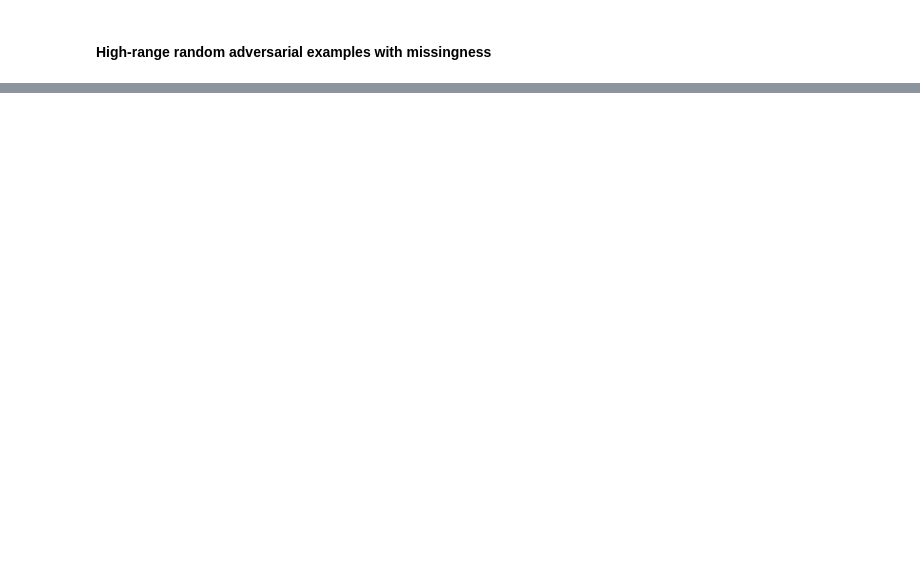
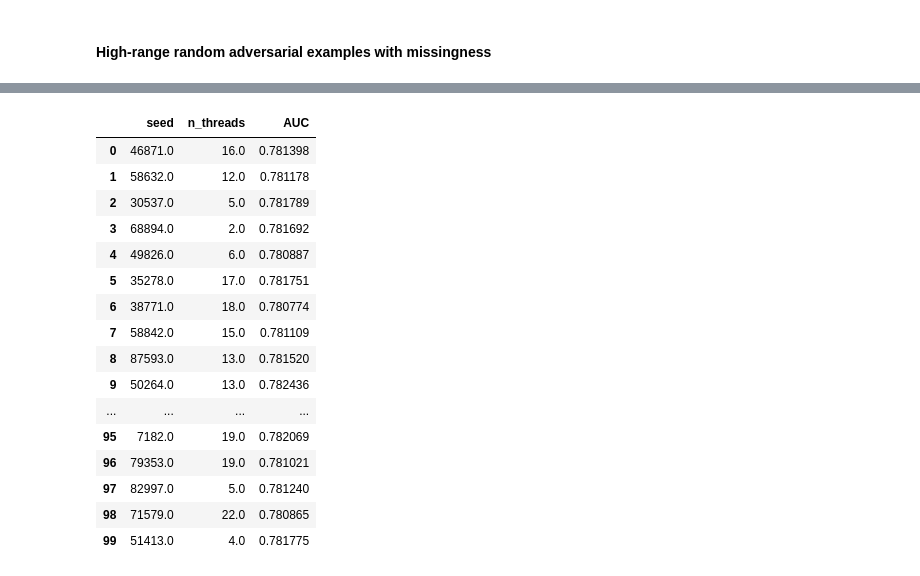
Before and after one commit to jphall663/interpretable_machine_learning_with_python, a Jupyter notebook: debugging_sens_analysis_redux.ipynb, the cells around one changed output, grey strips where cells are left out. Cells and saved outputs as stored; diff of their text form; code cells hidden in the pictures; blank space fills up the shorter version.

```diff
--- a/debugging_sens_analysis_redux.ipynb
+++ b/debugging_sens_analysis_redux.ipynb
@@ -1159,0 +1164,82 @@ Any of the above values could be used in an adversarial integrity or DOS attack
+# %%
+# reset training and validation data
+dtrain = xgb.DMatrix(train[X], train[y])
+dtest = xgb.DMatrix(test[X], test[y])
+base_y = train[y].mean()
+
+# tuning parameters - same as original model training
+params = {
+    'objective': 'binary:logistic',             # produces 0-1 probabilities for binary classification
+    'booster': 'gbtree',                        # base learner will be decision tree
+    'eval_metric': 'auc',                       # stop training based on
+    'eta': 0.08,                                # learning rate
+    'subsample': 0.9,                           # use 90% of rows in each decision tree
+    'colsample_bytree': 0.9,                    # use 90% of columns in each decision tree
+    'max_depth': 15,                            # allow decision trees to grow to depth of 15
+    'monotone_constraints':mono_constraints,    # 1 = increasing relationship, -1 = decreasing relationship
+    'base_score': base_y,                       # calibrate predictions to mean of y
+}
+
+def under_spec_test(max_thread, n_seed=100, _params=params):
+
+    """ Collects AUC scores across n_seed model runs, enabling for an analysis of the
+        dependency of the model performance on non-structural factors like random seeds
+        and number of threads. Retrains the original model with n_seed different seeds
+        and threads.
+
+        Args:
+            max_thread: Number of threads for the current machine.
+            n_seed: The number of random seeds, which is also the number of models to
+                    train. Default 100.
+            _params: Original model training parameters.
+
+        Returns:
+            A Pandas DataFrame of seeds, threads, and AUC values.
+
+    """
+
+    # define seeds and threads for all model runs
+    seeds = np.random.randint(1e5, size=n_seed)
+    threads = np.random.randint(max_thread, size=n_seed)
+    threads += 1 # prevent threads=0
+
+    # init returned frame
+    ret_frame = pd.DataFrame(columns=['seed', 'n_threads','AUC'])
+
+    # train n_seed models with different seeds and threads
+    for i in range (0, n_seed):
+
+        seed = seeds[i]
+        n_threads = threads[i]
+
+        print('Run %i/%i: training with seed=%i and n_threads=%i ...' % (i+1, n_seed, seed, n_threads))
+
+
+        # update _params
+        watchlist = [(dtrain, 'train'), (dtest, 'eval')]
+        _params.update({'seed': int(seed),
+                        'nthread': int(n_threads)})
+
+        # train model
+        xgb_model = xgb.train(_params,                  # set tuning parameters from above
+                              dtrain,                   # training data
+                              5000,                     # train up to 5000 iterations
+                              evals=watchlist,          # use watchlist for early stopping
+                              early_stopping_rounds=50, # stop after 50 rounds of no increase in AUC in test set
+                              verbose_eval=False)       # do NOT display iteration progress
+
+        # append current results
+        ret_frame = ret_frame.append({'seed': seed,
+                                      'n_threads': n_threads,
+                                      'AUC': xgb_model.best_score},
+                                     ignore_index=True)
+
+        print('Run %i/%i AUC: %.4f ...' % (i+1, n_seed, xgb_model.best_score))
+
+    print('Done.')
+
+    return ret_frame
+
+aucs = under_spec_test(24)
+aucs
+# %% [output]
@@ -1159,0 +1263,17 @@ Any of the above values could be used in an adversarial integrity or DOS attack
+|  | seed | n_threads | AUC |
+| 0 | 46871.0 | 16.0 | 0.781398 |
+| 1 | 58632.0 | 12.0 | 0.781178 |
+| 2 | 30537.0 | 5.0 | 0.781789 |
+| 3 | 68894.0 | 2.0 | 0.781692 |
+| 4 | 49826.0 | 6.0 | 0.780887 |
+| 5 | 35278.0 | 17.0 | 0.781751 |
+| 6 | 38771.0 | 18.0 | 0.780774 |
+| 7 | 58842.0 | 15.0 | 0.781109 |
+| 8 | 87593.0 | 13.0 | 0.781520 |
+| 9 | 50264.0 | 13.0 | 0.782436 |
+| ... | ... | ... | ... |
+| 95 | 7182.0 | 19.0 | 0.782069 |
+| 96 | 79353.0 | 19.0 | 0.781021 |
+| 97 | 82997.0 | 5.0 | 0.781240 |
+| 98 | 71579.0 | 22.0 | 0.780865 |
+| 99 | 51413.0 | 4.0 | 0.781775 |
```
Also changed, not shown: parts of 30 cells of this notebook.
